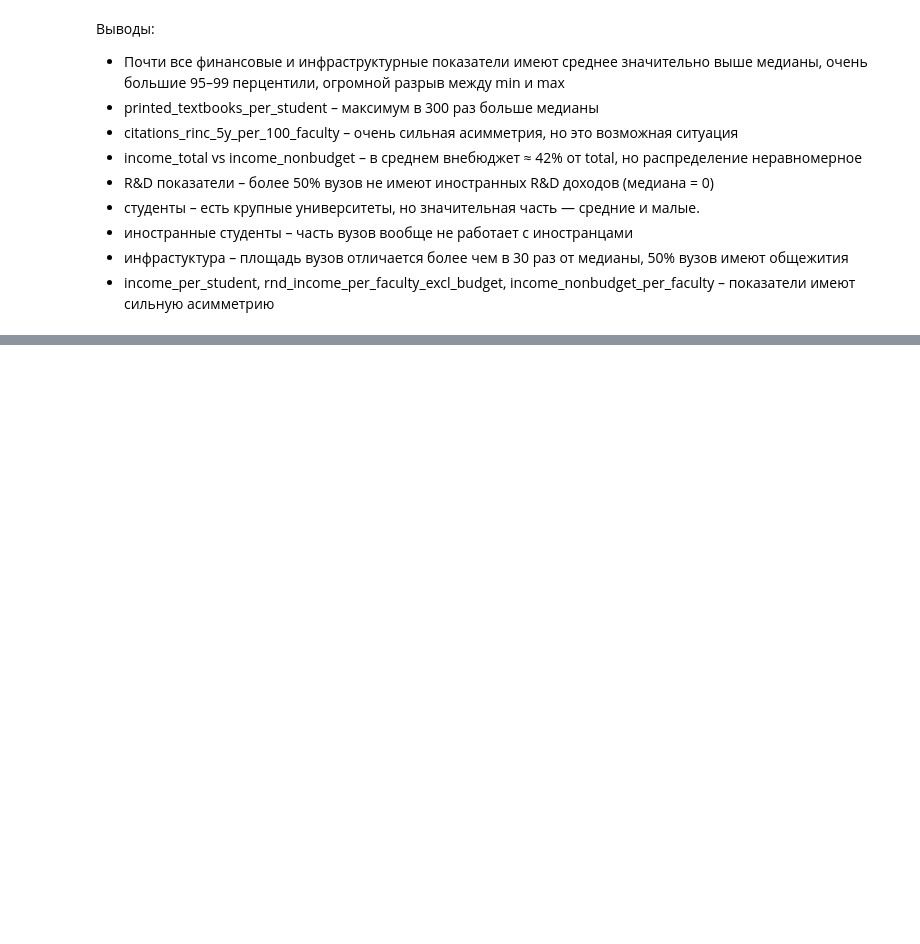
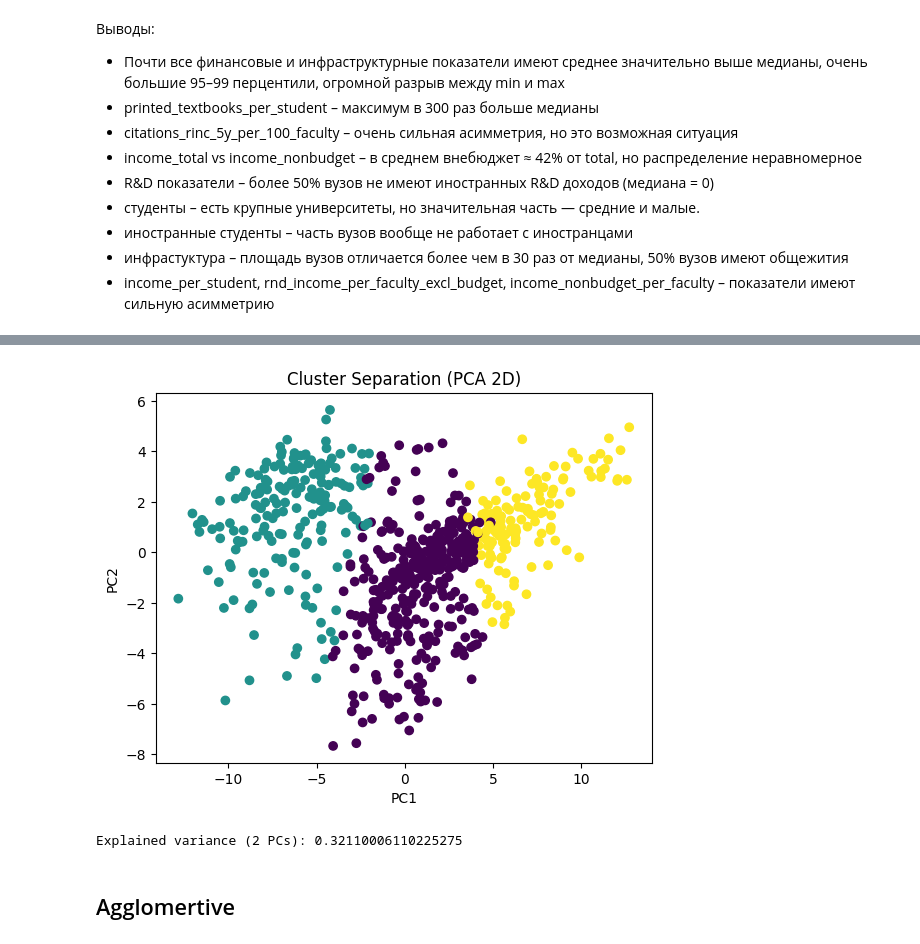
Before and after one commit to LunisLinus/machine_learning, a Jupyter notebook: cluster/university/university2022.ipynb, the cells around one changed output, grey strips where cells are left out. Saved outputs shown, nothing was run; the diff lists cells and outputs as text; code cells hidden in the pictures; blank space fills up the shorter version.

```diff
--- a/cluster/university/university2022.ipynb
+++ b/cluster/university/university2022.ipynb
@@ -360,0 +796,21 @@ desc.sort_values("std", ascending=False).head(30)
+# %%
+kmeans = KMeans(n_clusters=3, random_state=42, n_init=20)
+clusters = kmeans.fit_predict(df)
+# %%
+pca = PCA(n_components=2)
+X_pca = pca.fit_transform(df)
+
+plt.figure()
+plt.scatter(X_pca[:, 0], X_pca[:, 1], c=clusters)
+plt.xlabel("PC1")
+plt.ylabel("PC2")
+plt.title("Cluster Separation (PCA 2D)")
+plt.show()
+# %% [output]
+[figure, added]
+# %%
+print("Объясненная дисперсия", pca.explained_variance_ratio_.sum())
+# %% [output]
+Explained variance (2 PCs): 0.32110006110225275
+# %% [markdown]
+## Agglomertive
```
Also changed, not shown: parts of 69 cells of this notebook.
